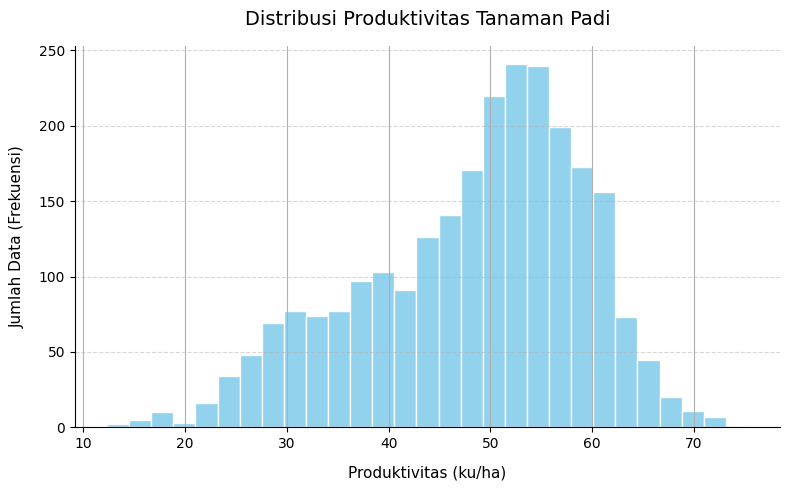
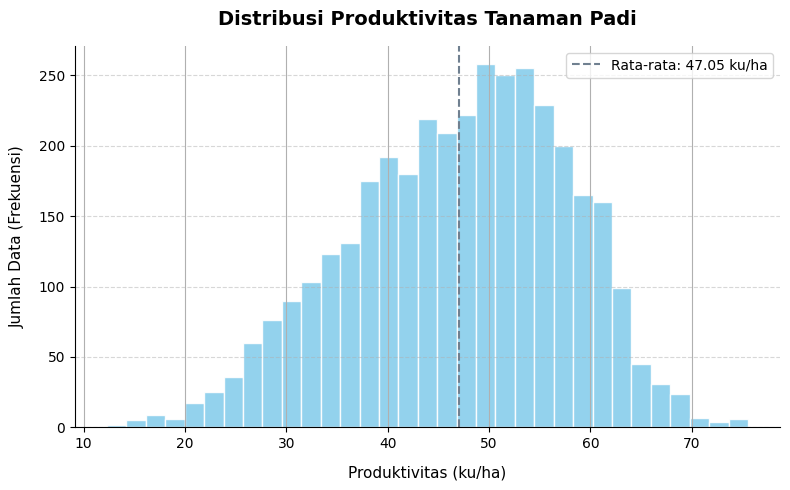
Code edit (unified diff) that turned the first committed figure into the second:
--- before
+++ after
@@ -1,21 +1,12 @@
 bps['produktivitas'] = bps['produktivitas'].astype(str).str.strip()
+bps['produktivitas'] = bps['produktivitas'].str.replace(' ', '', regex=False)
+bps['produktivitas'] = bps['produktivitas'].str.replace(',', '.', regex=False)
+bps['produktivitas'] = pd.to_numeric(bps['produktivitas'], errors='coerce')
+bps = bps.dropna(subset=['produktivitas'])
 
-# Hilangkan spasi tak terlihat di tengah angka (misal "55, 4" menjadi "55,4")
-bps['produktivitas'] = bps['produktivitas'].str.replace(' ', '', regex=False)
+rata_rata_produktivitas = bps['produktivitas'].mean()    
 
-# Ubah koma desimal Indonesia menjadi titik standar Python
-bps['produktivitas'] = bps['produktivitas'].str.replace(',', '.', regex=False)
-
-# Konversi ke angka. errors='coerce' akan mengubah teks murni (seperti "-") menjadi NaN
-bps['produktivitas'] = pd.to_numeric(bps['produktivitas'], errors='coerce')
-
-# Hapus baris yang bernilai NaN agar histogram bisa memplot angka riil saja
-bps = bps.dropna(subset=['produktivitas'])
-    
-
-# --- 2. MEMBUAT HISTOGRAM YANG ESTETIK ---
 plt.figure(figsize=(8, 5))
 
-# Menggambar histogram dengan bins otomatis agar bentuk gunungan terlihat natural
 bps['produktivitas'].hist(
     bins='auto',
@@ -25,13 +16,21 @@
 )
 
-# Labeling tingkat profesional
-plt.title("Distribusi Produktivitas Tanaman Padi", fontsize=14, pad=15)
+plt.axvline(
+    rata_rata_produktivitas, 
+    color='slategray', 
+    linestyle='--', 
+    linewidth=1.5, 
+    label=f'Rata-rata: {rata_rata_produktivitas:.2f} ku/ha'
+)
+
+plt.legend(loc='upper right', fontsize=10, frameon=True)
+
+plt.title("Distribusi Produktivitas Tanaman Padi", fontsize=14, fontweight='bold', pad=15)
 plt.xlabel("Produktivitas (ku/ha)", fontsize=11, labelpad=10)
 plt.ylabel("Jumlah Data (Frekuensi)", fontsize=11, labelpad=10)
 
-# Mengatur garis grid horizontal saja
 plt.grid(axis='y', linestyle='--', alpha=0.5)
 
-# Menghilangkan garis bingkai atas dan kanan agar minimalis dan modern
+# Menghilangkan garis bingkai atas dan kanan
 for spine in plt.gca().spines.values():
     if spine.spine_type in ['top', 'right']:
@@ -39,8 +38,9 @@
 
 plt.tight_layout()
+
 plt.savefig(
     os.path.join(EDA_OUTPUT_FOLDER, 'produktivitas_hist.png'),
-    dpi=300,
-    bbox_inches='tight'     # Sangat penting: Mencegah teks/label di pinggir terpotong
+    dpi=300,    
+    bbox_inches='tight'
 )
 plt.show()

Commit: exploratory data enalysis fix